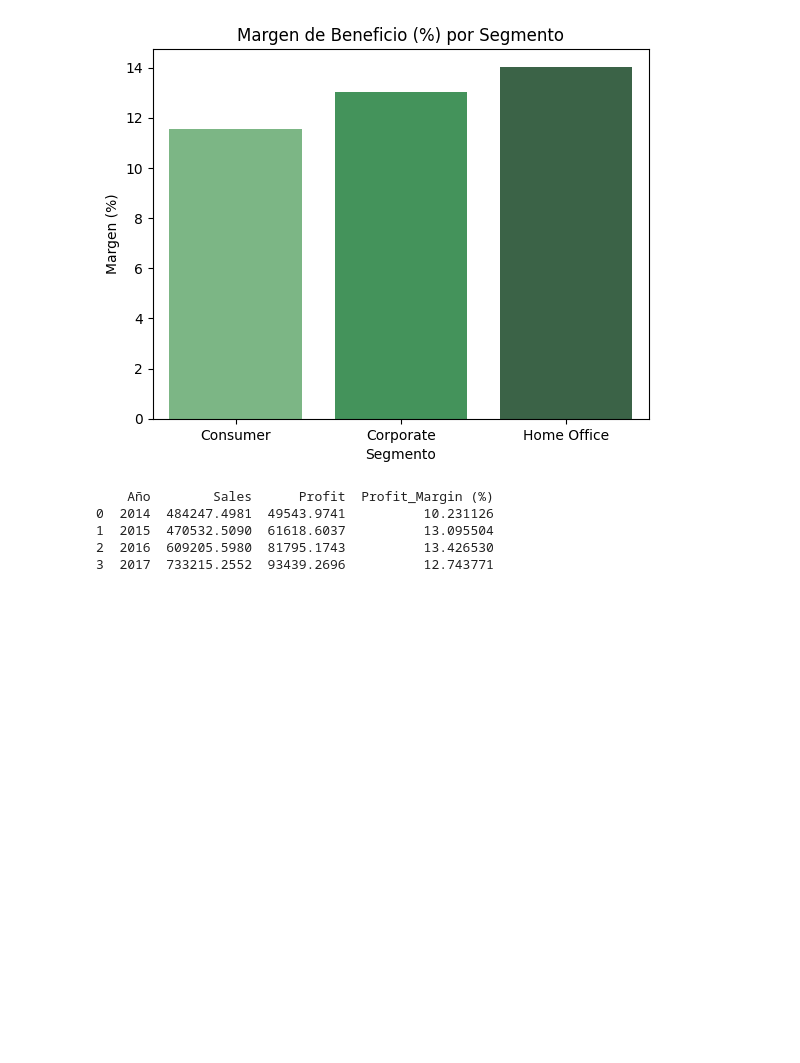
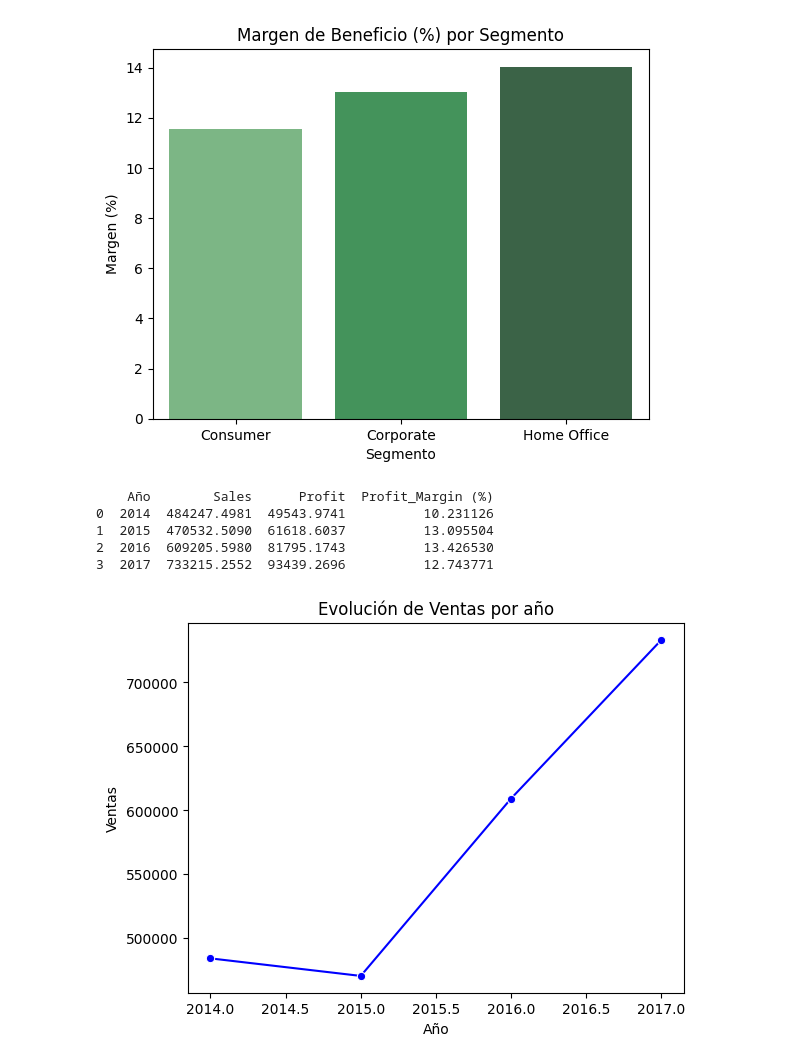
Before and after one commit to germanrcb110566/Trabajo3, a Jupyter notebook: SuperStoreDS.ipynb, the cells around one changed output. Cells and saved outputs as stored; diff of their text form; code cells hidden in the pictures; blank space fills up the shorter version.

```diff
--- a/SuperStoreDS.ipynb
+++ b/SuperStoreDS.ipynb
@@ -135,3 +135,11 @@ print(ventas_anuales.sort_values("Año"))
 1  2015  470532.5090  61618.6037          13.095504
 2  2016  609205.5980  81795.1743          13.426530
 3  2017  733215.2552  93439.2696          12.743771
+# %%
+sns.lineplot(data=ventas_anuales, x="Año", y="Sales", marker="o", color="blue")
+plt.title("Evolución de Ventas por año")
+plt.ylabel("Ventas")
+plt.xlabel("Año")
+plt.show()
+# %% [output]
+[figure, added]
```
